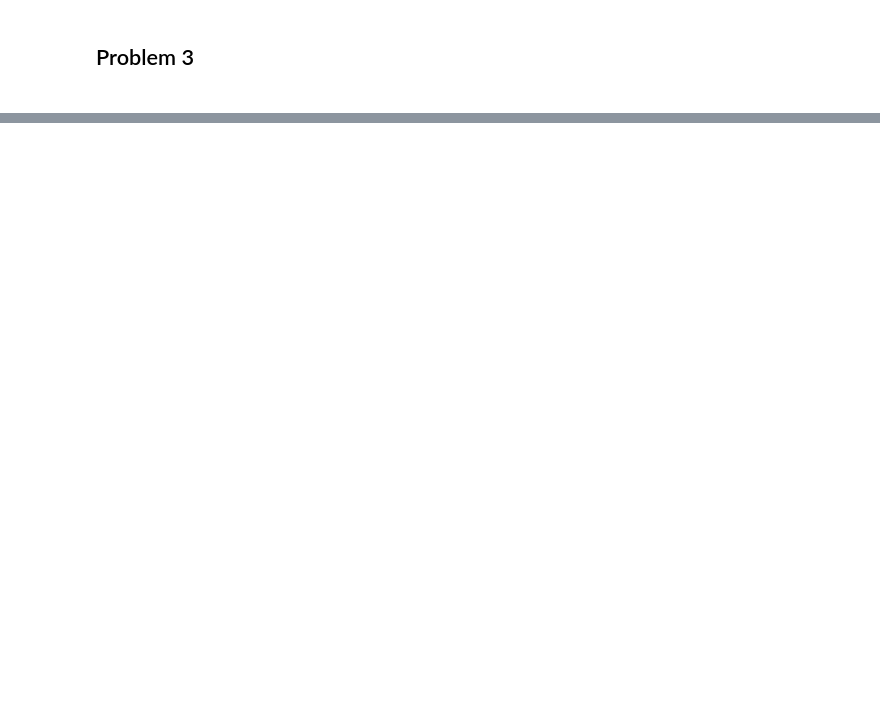
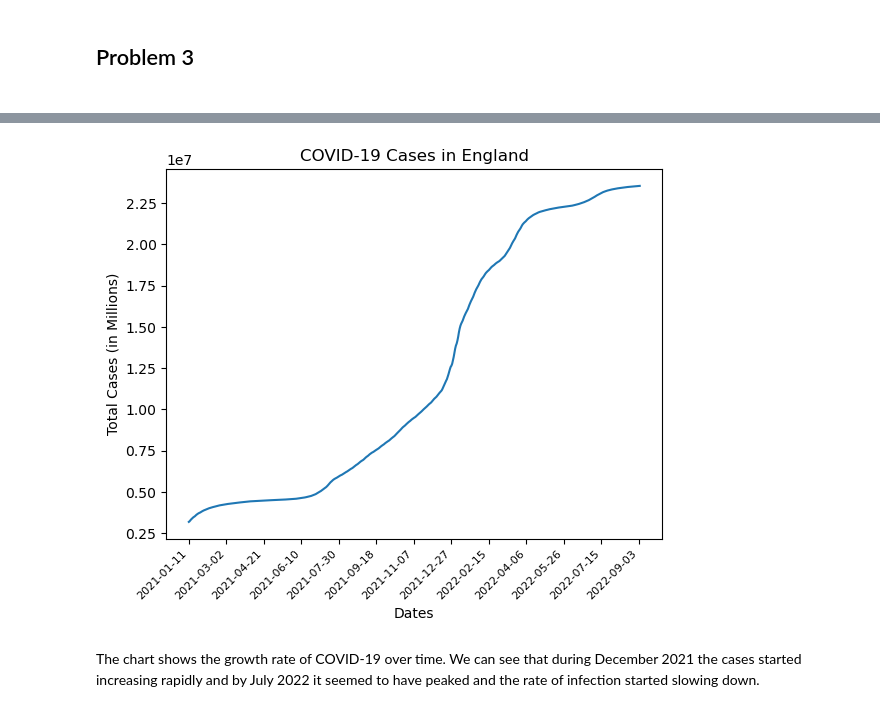
Before and after one commit to as1782/University-Projects, a Jupyter notebook: Solution_Code.ipynb, the cells around one changed output, grey strips where cells are left out. Cells and saved outputs as stored; diff of their text form; code cells hidden in the pictures; blank space fills up the shorter version.

```diff
--- a/Solution_Code.ipynb
+++ b/Solution_Code.ipynb
@@ -353,0 +608,24 @@ My initial hypothesis was that longer movies could mean higher Box Office Gross
+# %%
+#Part K
+
+df_GBR_copy = df_GBR.copy()
+
+moving_avg = []
+
+for i in range(len(df_GBR_copy)):
+
+    if i < 2:
+
+        avg = np.mean(df_GBR_copy['total_vaccinations_per_hundred'].iloc[0:3])
+
+    elif i > len(df_GBR_copy) - 3:
+
+        avg = np.mean(df_GBR_copy['total_vaccinations_per_hundred'].iloc[-3:])
+
+    else:
+
+        avg = np.mean(df_GBR_copy['total_vaccinations_per_hundred'].iloc[i-2:i+3])
+
+    moving_avg.append(avg)
+
+df_GBR_copy.loc[:, 'total_vaccinations_per_hundred_smoothed'] = moving_avg
@@ -353,0 +782,24 @@ My initial hypothesis was that longer movies could mean higher Box Office Gross
+# %%
+#Part M
+
+df_GBR_copy['date'] = pd.to_datetime(df_GBR_copy['date'])
+
+fig, ax = plt.subplots()
+
+ax.plot(df_GBR_copy['date'], df_GBR_copy['total_cases'])
+
+ax.set_xlabel('Dates')
+
+ax.set_ylabel('Total Cases (in Millions)')
+
+ax.set_title('COVID-19 Cases in England')
+
+ax.set_xticks(df_GBR_copy['date'][::50])
+
+ax.set_xticklabels(df_GBR_copy['date'][::50].dt.strftime('%Y-%m-%d'), rotation=45, ha='right', fontsize=8)
+
+plt.show()
+# %% [output]
+[figure, added]
+# %% [markdown]
+The chart shows the growth rate of COVID-19 over time. We can see that during December 2021 the cases started increasing rapidly and by July 2022 it seemed to have peaked and the rate of infection started slowing down.
```
Also changed, not shown: parts of 61 cells of this notebook.
